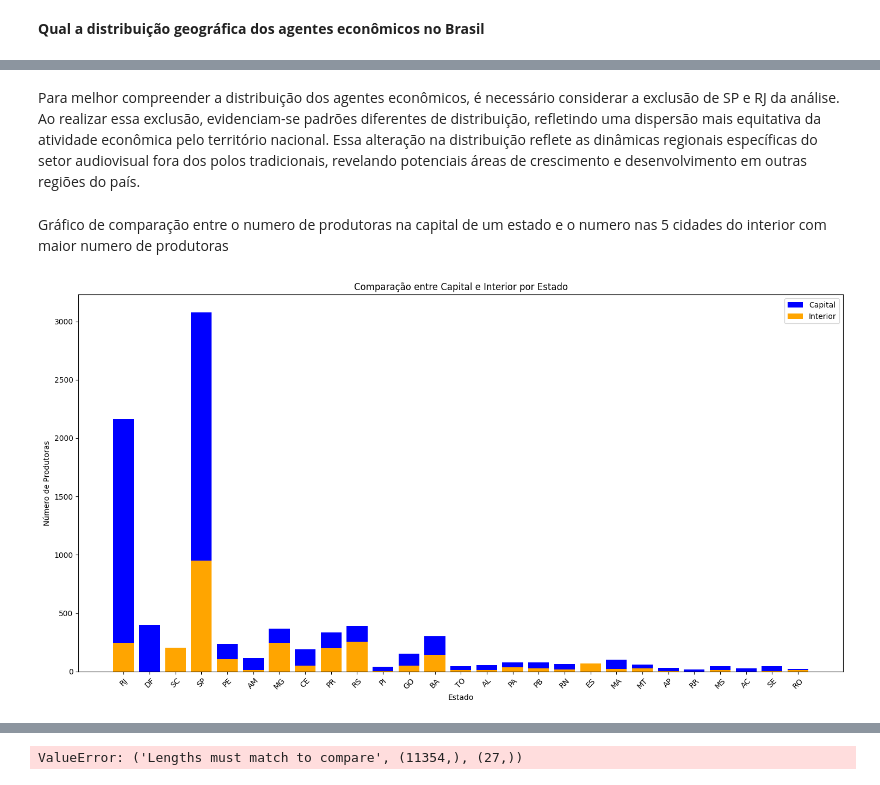
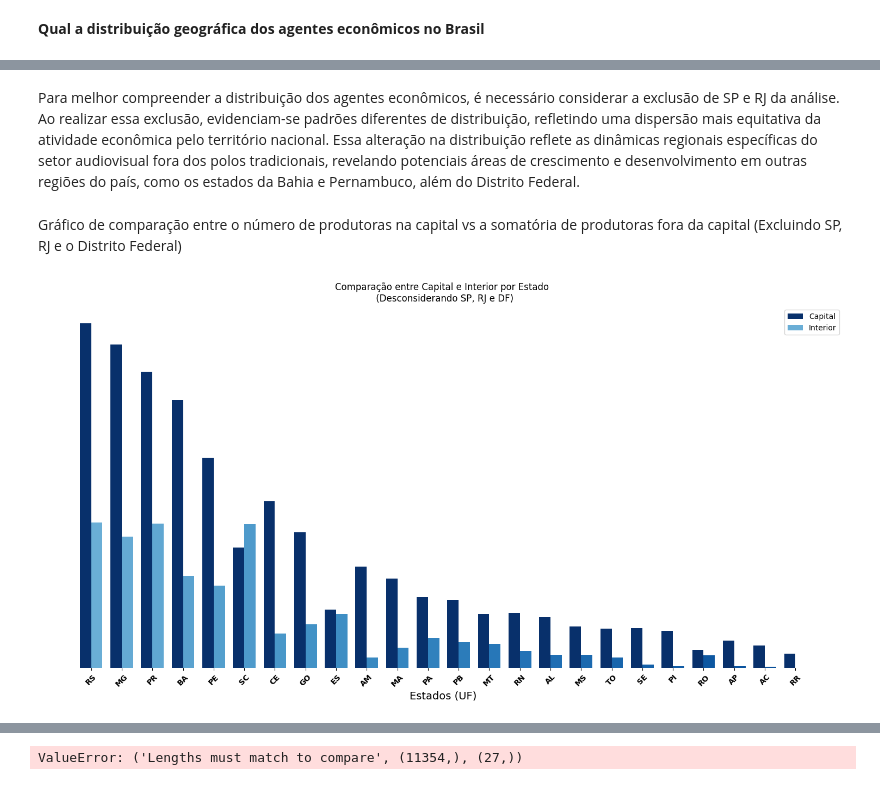
Before and after one commit to fonsecadados/AgenciaNacionalDoCinema_ANCINE, a Jupyter notebook: ANCINE_DesafiosEOportunidades.ipynb, the cells around one changed output, grey strips where cells are left out. Drawn from its saved outputs; the diff is of its cells as text; code cells hidden in the pictures.

```diff
--- a/ANCINE_DesafiosEOportunidades.ipynb
+++ b/ANCINE_DesafiosEOportunidades.ipynb
@@ -399,51 +402,62 @@ plt.show()
 # %% [markdown]
-Para melhor compreender a distribuição dos agentes econômicos, é necessário considerar a exclusão de SP e RJ da análise. Ao realizar essa exclusão, evidenciam-se padrões diferentes de distribuição, refletindo uma dispersão mais equitativa da atividade econômica pelo território nacional. Essa alteração na distribuição reflete as dinâmicas regionais específicas do setor audiovisual fora dos polos tradicionais, revelando potenciais áreas de crescimento e desenvolvimento em outras regiões do país.
+Para melhor compreender a distribuição dos agentes econômicos, é necessário considerar a exclusão de SP e RJ da análise. Ao realizar essa exclusão, evidenciam-se padrões diferentes de distribuição, refletindo uma dispersão mais equitativa da atividade econômica pelo território nacional. Essa alteração na distribuição reflete as dinâmicas regionais específicas do setor audiovisual fora dos polos tradicionais, revelando potenciais áreas de crescimento e desenvolvimento em outras regiões do país, como os estados da Bahia e Pernambuco, além do Distrito Federal.
 # %% [markdown]
-Gráfico de comparação entre o numero de produtoras na capital de um estado e o numero nas 5 cidades do interior com maior numero de produtoras
+Gráfico de comparação entre o número de produtoras na capital vs a somatória de produtoras fora da capital (Excluindo SP, RJ e o Distrito Federal)
 # %%
-import matplotlib.pyplot as plt
-
 # Função para comparar capital vs interior em um estado
 def capital_vs_interior(uf, produtora_classificacao):
     separar_uf = produtora_classificacao[produtora_classificacao['UF'] == uf]
     capital = separar_uf['MUNICIPIO'].value_counts().head(1)
-    interior = separar_uf['MUNICIPIO'].value_counts().sum() - capital
+    interior = separar_uf['MUNICIPIO'].value_counts().head(15).sum() - capital
     nome_capital = capital.index[0]
     capital.rename(index={nome_capital : 'Capital'}, inplace=True)
     interior.rename(index={nome_capital : 'Interior'}, inplace=True)
     return capital, interior
 
 # Lista de estados
-estados = ['RJ', 'DF', 'SC', 'SP', 'PE', 'AM', 'MG', 'CE', 'PR', 'RS', 'PI',
-           'GO', 'BA', 'TO', 'AL', 'PA', 'PB', 'RN', 'ES', 'MA', 'MT', 'AP',
-           'RR', 'MS', 'AC', 'SE', 'RO']
+estados = ['RS', 'MG', 'PR', 'BA', 'PE', 'SC',
+           'CE', 'GO', 'ES', 'AM', 'MA', 'PA', 'PB', 'MT',
+           'RN', 'AL', 'MS', 'TO', 'SE', 'PI', 'RO', 'AP', 'AC', 'RR']
 
 # Listas para armazenar os dados
 capitais = []
 interiores = []
 
 # Loop sobre cada estado
 for uf in estados:
     capital, interior = capital_vs_interior(uf, agnts_tabela_unificada)
     capitais.append(capital)
     interiores.append(interior)
 
+# Largura das barras
+bar_width = 0.37
+
+# Definindo a posição das barras
+r1 = np.arange(len(estados))
+r2 = [x + bar_width for x in r1]
+
+#Definindo cor
+cores_int = plt.cm.Blues(np.linspace(0.5, 0.9, len(estados)))
+cores_cap = plt.cm.Blues(np.linspace(1, 2, len(estados)))
+
 # Plotagem
 plt.figure(figsize=(15, 8))
 
 # Plot das capitais
-plt.bar(range(len(estados)), [c.values[0] for c in capitais], color='blue', label='Capital')
+plt.bar(r1, [c.values[0] for c in capitais], color=cores_cap, width=bar_width, label='Capital')
 
 # Plot dos interiores
-plt.bar(range(len(estados)), [i.values[0] for i in interiores], color='orange', label='Interior')
+plt.bar(r2, [i.values[0] for i in interiores], color=cores_int, width=bar_width, label='Interior')
 
-plt.xlabel('Estado')
-plt.ylabel('Número de Produtoras')
-plt.title('Comparação entre Capital e Interior por Estado')
-plt.xticks(range(len(estados)), estados)  # Definindo os rótulos do eixo x como os estados
+plt.xlabel('Estados (UF)', fontsize=14)
+plt.ylabel(None)
+plt.title('Comparação entre Capital e Interior por Estado \n (Desconsiderando SP, RJ e DF)')
+plt.xticks([r + bar_width/2 for r in range(len(estados))], estados)  # Definindo os rótulos do eixo x como os estados
 plt.legend()
-plt.xticks(rotation=45)
+plt.xticks(rotation=45, fontweight='bold')
+plt.yticks([])
+plt.box([])
 plt.tight_layout()
 plt.show()
 # %% [output]
-[figure, old version]
+[figure, new version]
```
Also changed, not shown: parts of 28 cells of this notebook, 1 other file.
